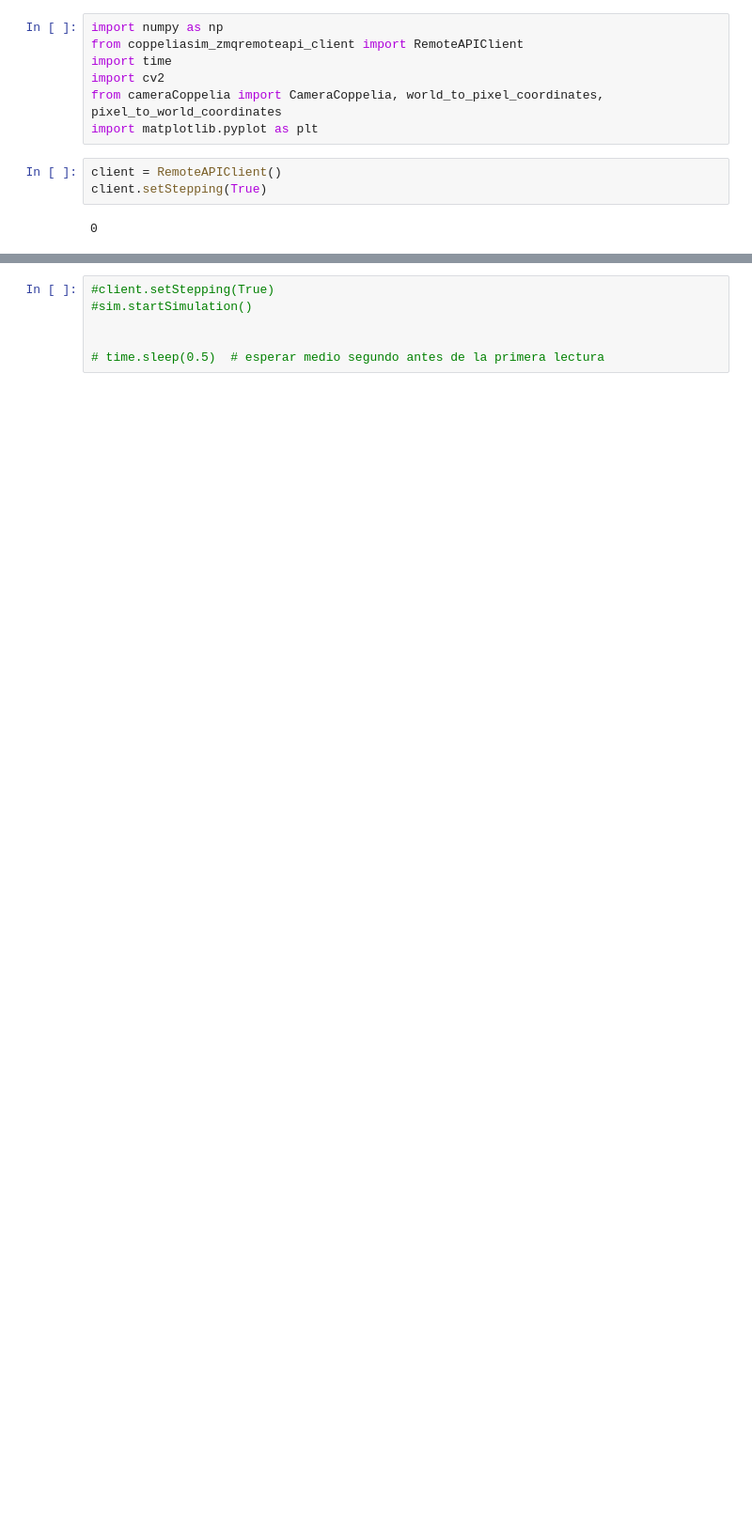
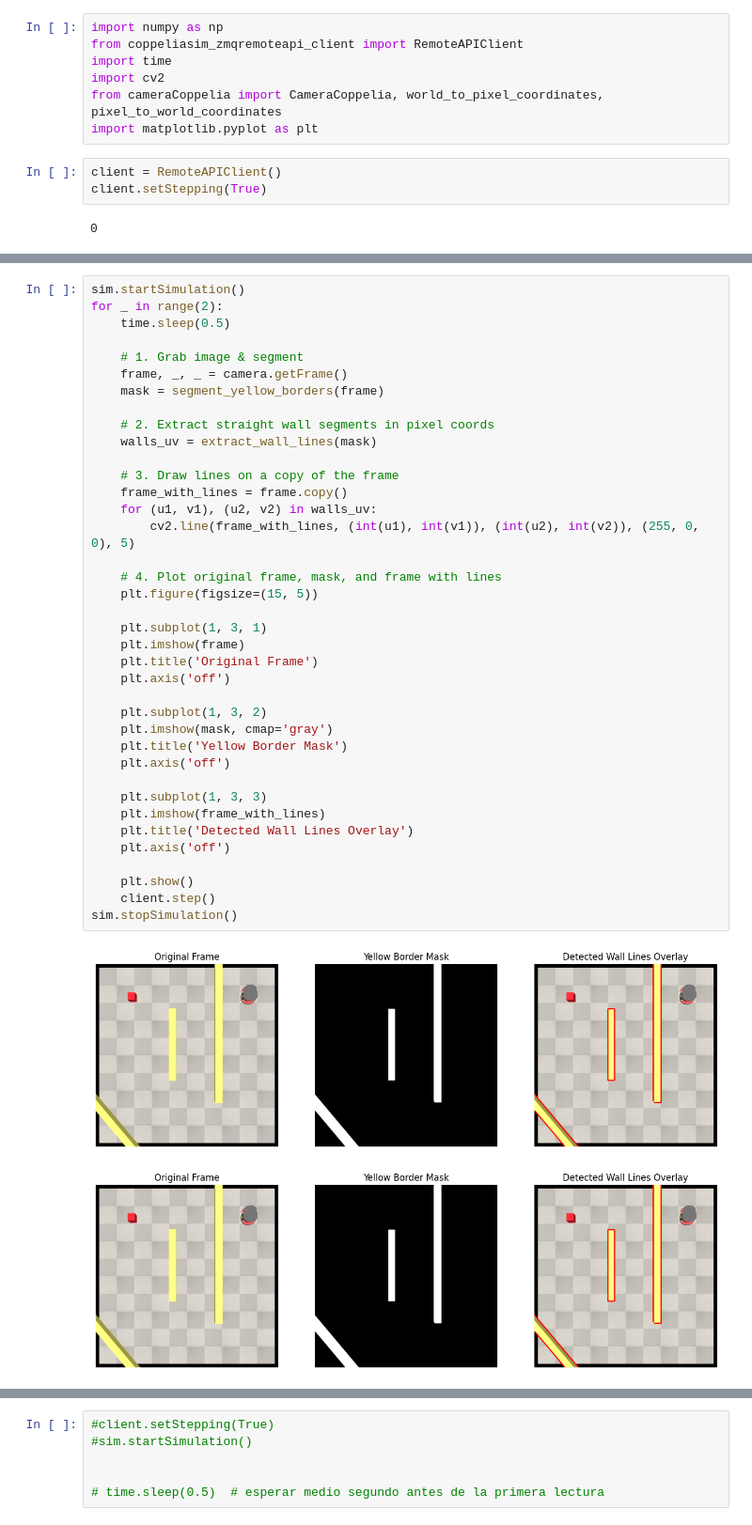
Before and after one commit to NicolasAraya932/MotionPlanning, a Jupyter notebook: motion.ipynb, the cells around one changed output, grey strips where cells are left out. Shown at 94% size. Cells and saved outputs as stored; diff of their text form; blank space fills up the shorter version.

```diff
--- a/motion.ipynb
+++ b/motion.ipynb
@@ -80,0 +209,41 @@ Estimated Robot Position [-1.90003401 -1.70072775  0.13870077]
+# %%
+sim.startSimulation()
+for _ in range(2):
+    time.sleep(0.5)
+
+    # 1. Grab image & segment
+    frame, _, _ = camera.getFrame()
+    mask = segment_yellow_borders(frame)
+
+    # 2. Extract straight wall segments in pixel coords
+    walls_uv = extract_wall_lines(mask)
+
+    # 3. Draw lines on a copy of the frame
+    frame_with_lines = frame.copy()
+    for (u1, v1), (u2, v2) in walls_uv:
+        cv2.line(frame_with_lines, (int(u1), int(v1)), (int(u2), int(v2)), (255, 0, 0), 5)
+
+    # 4. Plot original frame, mask, and frame with lines
+    plt.figure(figsize=(15, 5))
+
+    plt.subplot(1, 3, 1)
+    plt.imshow(frame)
+    plt.title('Original Frame')
+    plt.axis('off')
+
+    plt.subplot(1, 3, 2)
+    plt.imshow(mask, cmap='gray')
+    plt.title('Yellow Border Mask')
+    plt.axis('off')
+
+    plt.subplot(1, 3, 3)
+    plt.imshow(frame_with_lines)
+    plt.title('Detected Wall Lines Overlay')
+    plt.axis('off')
+
+    plt.show()
+    client.step()
+sim.stopSimulation()
+# %% [output]
+[figure, added]
+[figure, added]
```
Also changed, not shown: parts of 17 cells of this notebook, 2 other files.
